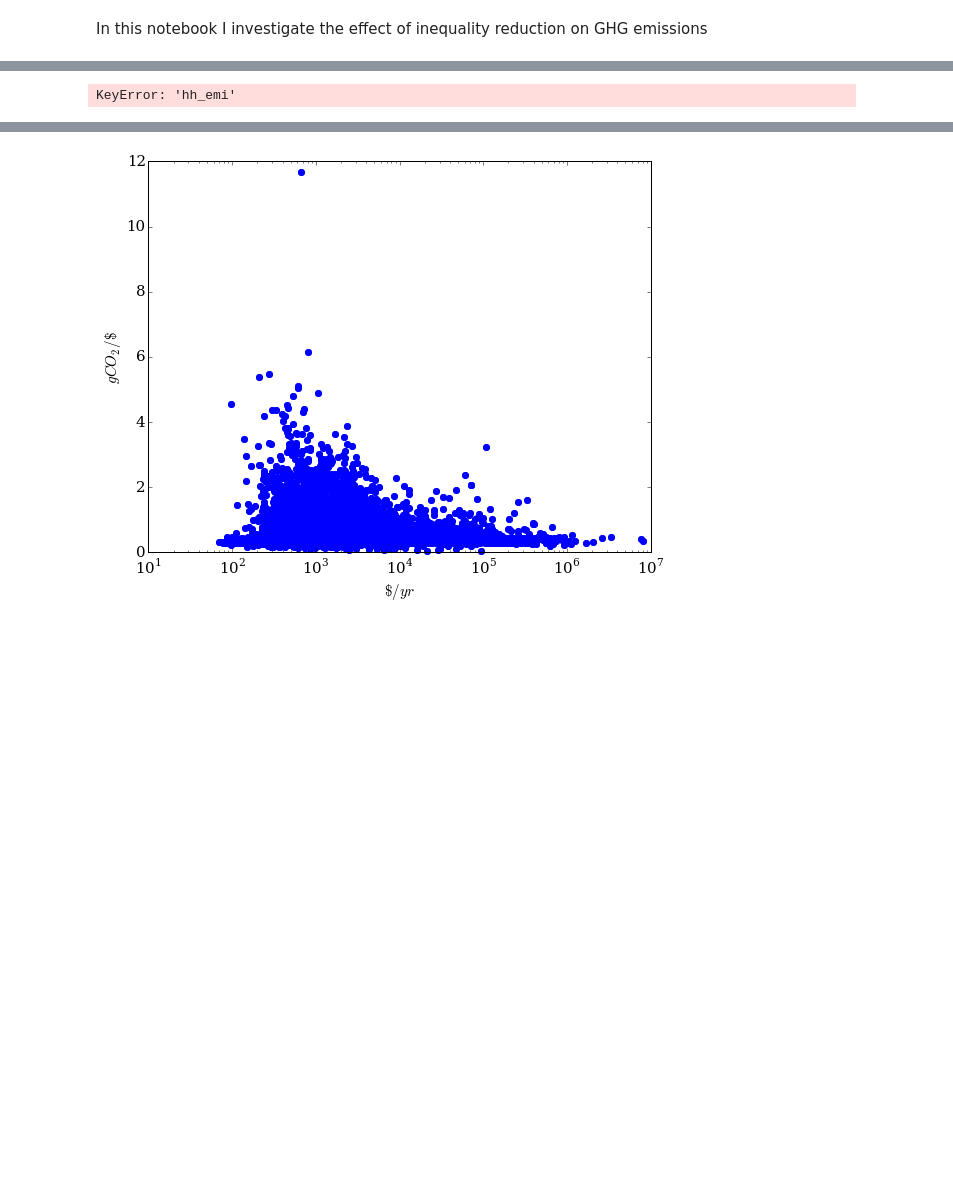
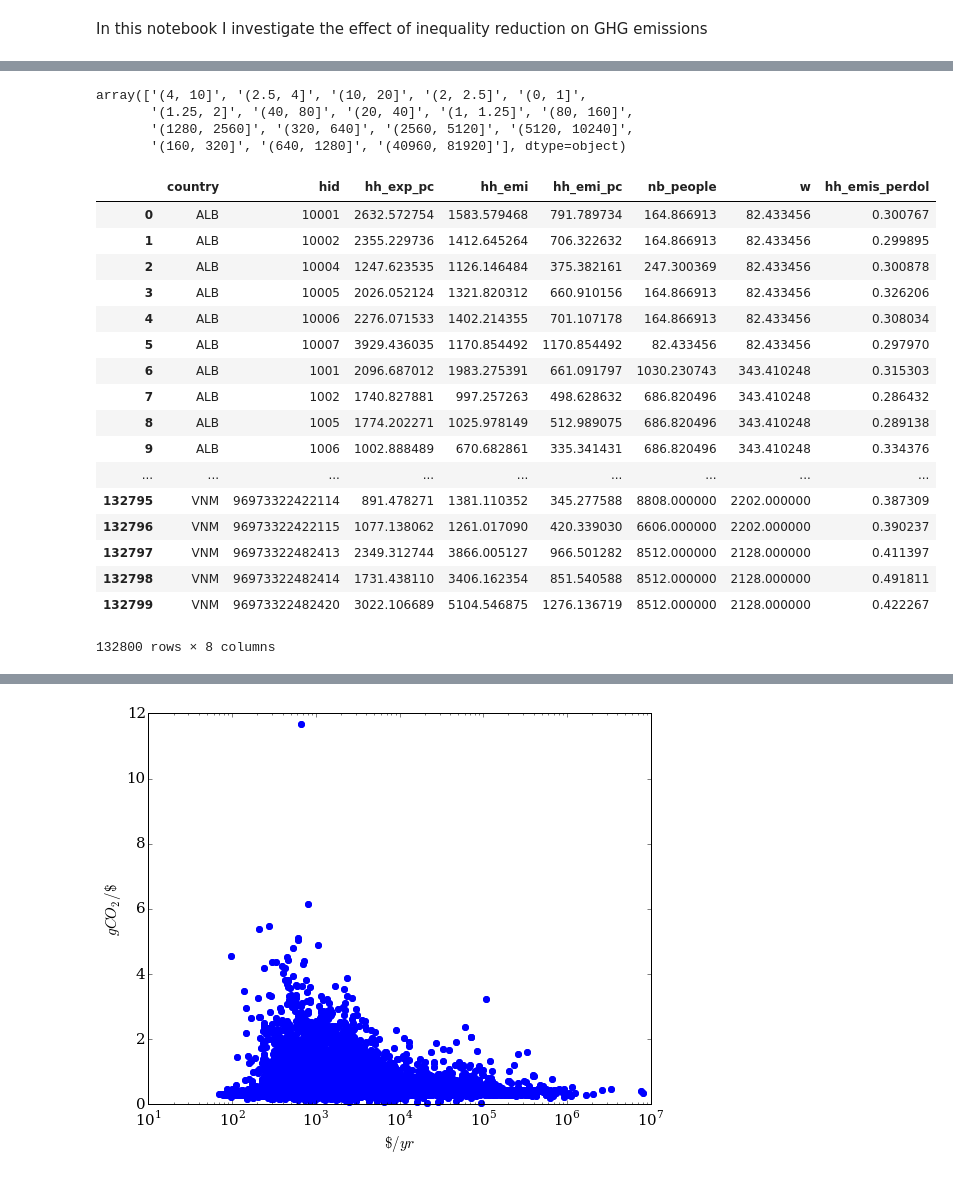
Before and after one commit to adrivsh/hh_emi_ineq, a Jupyter notebook: emission_intensity.ipynb, the cells around one changed output, grey strips where cells are left out. Drawn from its saved outputs; the diff is of its cells as text; code cells hidden in the pictures; blank space fills up the shorter version.

```diff
--- a/emission_intensity.ipynb
+++ b/emission_intensity.ipynb
@@ -48,11 +160,0 @@ ValueError: Wrong number of items passed 4, placement implies 1
-# %%
-paf =  df.reset_index()
-#dummis for incomelevels
-bins = np.array([0,1,1.25,2,2.5,4,5,10,100,1000])
-#paf = pd.get_dummies(pd.cut(df["hh_exp_pc"],income_bins*365))
-#paf.columns = map(lambda x: "less_than_"+ str(x), bins[1:])
-groups =paf.groupby(["country",pd.cut(paf["hh_exp_pc"], bins*365)])
-emissions = groups.apply(lambda d: np.sum(d["hh_emi"]*d["w"])/np.sum("w"))
-emissions
-# %% [output]
-KeyError: 'hh_emi'
@@ -58,0 +168,35 @@ KeyError: 'hh_emi'
+# %%
+flat_df =  df.reset_index()
+country_list = flat_df.country.unique()
+# %%
+#Categories USD per day categories
+income_bins = np.array([0,1,1.25,2,2.5,4]+[10*2.**i for i in range(0,15,1)])
+income_cut = pd.cut(flat_df["hh_exp_pc"]/365, income_bins)
+
+income_cut.unique()
+# %% [output]
+array(['(4, 10]', '(2.5, 4]', '(10, 20]', '(2, 2.5]', '(0, 1]',
+       '(1.25, 2]', '(40, 80]', '(20, 40]', '(1, 1.25]', '(80, 160]',
+       '(1280, 2560]', '(320, 640]', '(2560, 5120]', '(5120, 10240]',
+       '(160, 320]', '(640, 1280]', '(40960, 81920]'], dtype=object)
+# %%
+flat_df
+# %% [output]
+|  | country | hid | hh_exp_pc | hh_emi | hh_emi_pc | nb_people | w | hh_emis_perdol |
+| 0 | ALB | 10001 | 2632.572754 | 1583.579468 | 791.789734 | 164.866913 | 82.433456 | 0.300767 |
+| 1 | ALB | 10002 | 2355.229736 | 1412.645264 | 706.322632 | 164.866913 | 82.433456 | 0.299895 |
+| 2 | ALB | 10004 | 1247.623535 | 1126.146484 | 375.382161 | 247.300369 | 82.433456 | 0.300878 |
+| 3 | ALB | 10005 | 2026.052124 | 1321.820312 | 660.910156 | 164.866913 | 82.433456 | 0.326206 |
+| 4 | ALB | 10006 | 2276.071533 | 1402.214355 | 701.107178 | 164.866913 | 82.433456 | 0.308034 |
+| 5 | ALB | 10007 | 3929.436035 | 1170.854492 | 1170.854492 | 82.433456 | 82.433456 | 0.297970 |
+| 6 | ALB | 1001 | 2096.687012 | 1983.275391 | 661.091797 | 1030.230743 | 343.410248 | 0.315303 |
+| 7 | ALB | 1002 | 1740.827881 | 997.257263 | 498.628632 | 686.820496 | 343.410248 | 0.286432 |
+| 8 | ALB | 1005 | 1774.202271 | 1025.978149 | 512.989075 | 686.820496 | 343.410248 | 0.289138 |
+| 9 | ALB | 1006 | 1002.888489 | 670.682861 | 335.341431 | 686.820496 | 343.410248 | 0.334376 |
+| ... | ... | ... | ... | ... | ... | ... | ... | ... |
+| 132795 | VNM | 96973322422114 | 891.478271 | 1381.110352 | 345.277588 | 8808.000000 | 2202.000000 | 0.387309 |
+| 132796 | VNM | 96973322422115 | 1077.138062 | 1261.017090 | 420.339030 | 6606.000000 | 2202.000000 | 0.390237 |
+| 132797 | VNM | 96973322482413 | 2349.312744 | 3866.005127 | 966.501282 | 8512.000000 | 2128.000000 | 0.411397 |
+| 132798 | VNM | 96973322482414 | 1731.438110 | 3406.162354 | 851.540588 | 8512.000000 | 2128.000000 | 0.491811 |
+| 132799 | VNM | 96973322482420 | 3022.106689 | 5104.546875 | 1276.136719 | 8512.000000 | 2128.000000 | 0.422267 |
+132800 rows × 8 columns
```
Also changed, not shown: parts of 34 cells of this notebook, 12 other files.
